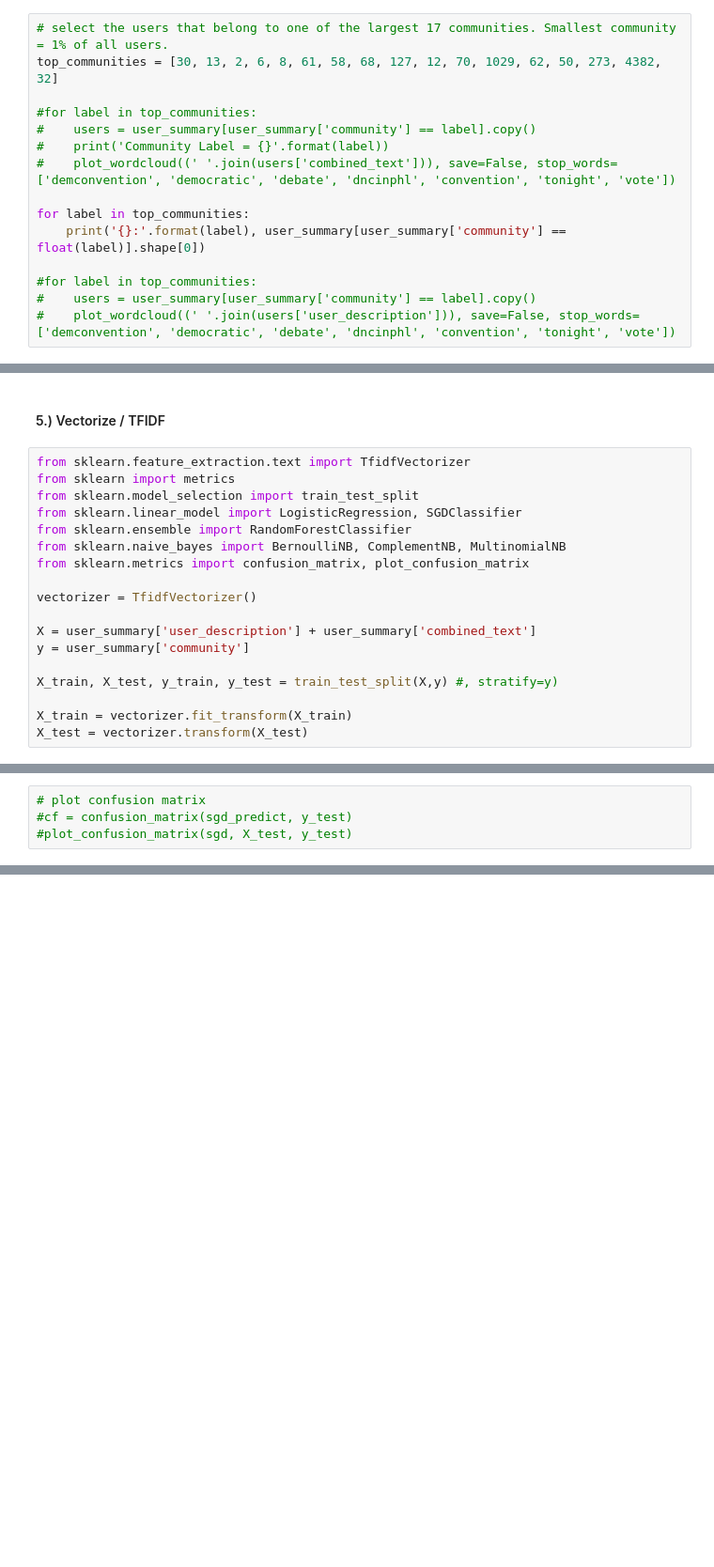
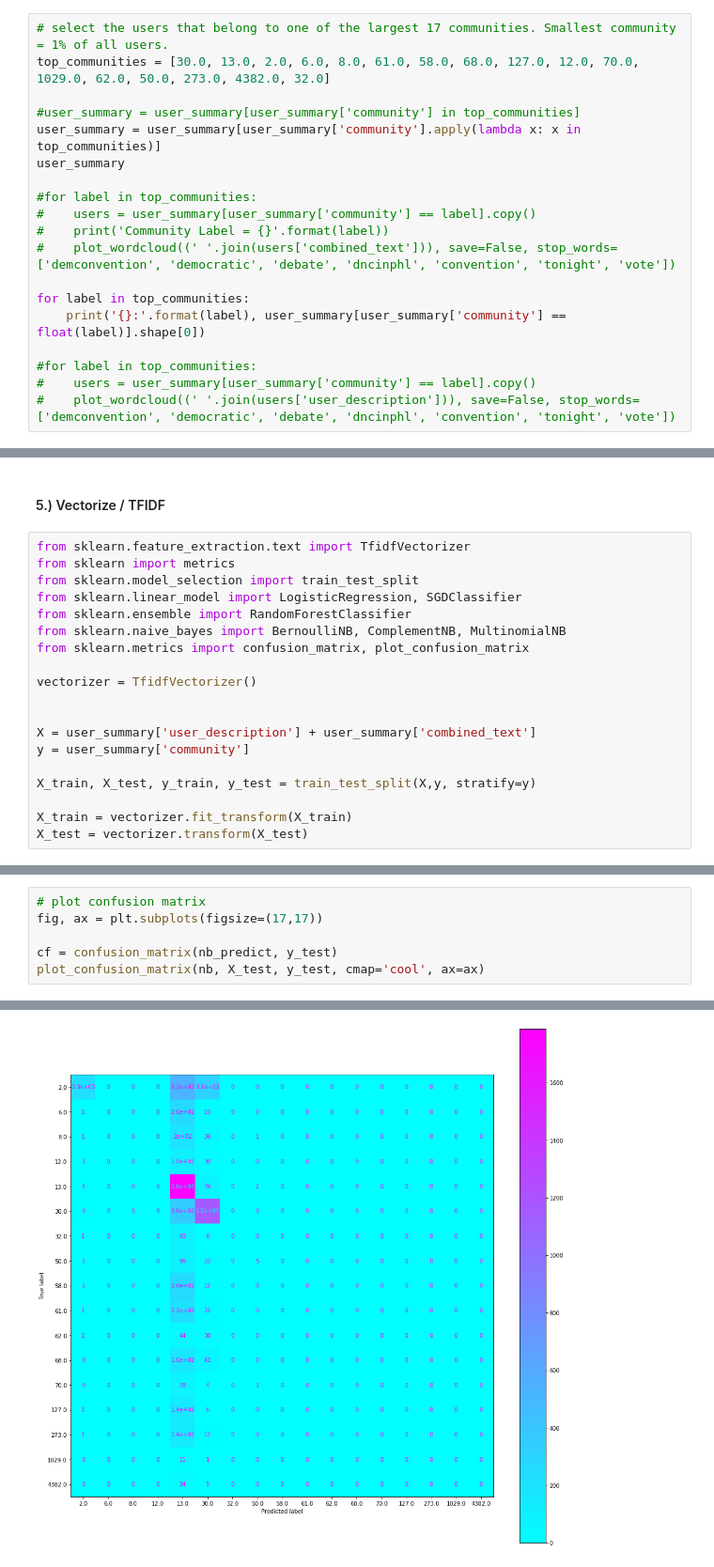
Before and after one commit to jakemull13/Network-Analysis-of-Political-Communites-on-Twitter, a Jupyter notebook: capstone_3.ipynb, the cells around one changed output, grey strips where cells are left out. Shown at 94% size. Drawn from its saved outputs; the diff is of its cells as text; blank space fills up the shorter version.

```diff
--- a/capstone_3.ipynb
+++ b/capstone_3.ipynb
@@ -476,6 +461,10 @@ user_summary
 # %%
 # select the users that belong to one of the largest 17 communities. Smallest community = 1% of all users.
-top_communities = [30, 13, 2, 6, 8, 61, 58, 68, 127, 12, 70, 1029, 62, 50, 273, 4382, 32]
+top_communities = [30.0, 13.0, 2.0, 6.0, 8.0, 61.0, 58.0, 68.0, 127.0, 12.0, 70.0, 1029.0, 62.0, 50.0, 273.0, 4382.0, 32.0]
+
+#user_summary = user_summary[user_summary['community'] in top_communities]
+user_summary = user_summary[user_summary['community'].apply(lambda x: x in top_communities)]
+user_summary
 
 #for label in top_communities:
 #    users = user_summary[user_summary['community'] == label].copy()
@@ -519,10 +521,11 @@ from sklearn.metrics import confusion_matrix, plot_confusion_matrix
 
 vectorizer = TfidfVectorizer()
 
+
 X = user_summary['user_description'] + user_summary['combined_text']
 y = user_summary['community']
 
-X_train, X_test, y_train, y_test = train_test_split(X,y) #, stratify=y)
+X_train, X_test, y_train, y_test = train_test_split(X,y, stratify=y)
 
 X_train = vectorizer.fit_transform(X_train)
 X_test = vectorizer.transform(X_test)
@@ -557,4 +602,7 @@ print('NB Model Score: {}'.format(nb_score))
 # %%
 # plot confusion matrix
-#cf = confusion_matrix(sgd_predict, y_test)
-#plot_confusion_matrix(sgd, X_test, y_test)
+fig, ax = plt.subplots(figsize=(17,17))
+
+cf = confusion_matrix(nb_predict, y_test)
+plot_confusion_matrix(nb, X_test, y_test, cmap='cool', ax=ax)
+# %% [output]
@@ -560,0 +610 @@ print('NB Model Score: {}'.format(nb_score))
+[figure, added]
```
Also changed, not shown: parts of 26 cells of this notebook, 1 other file.
